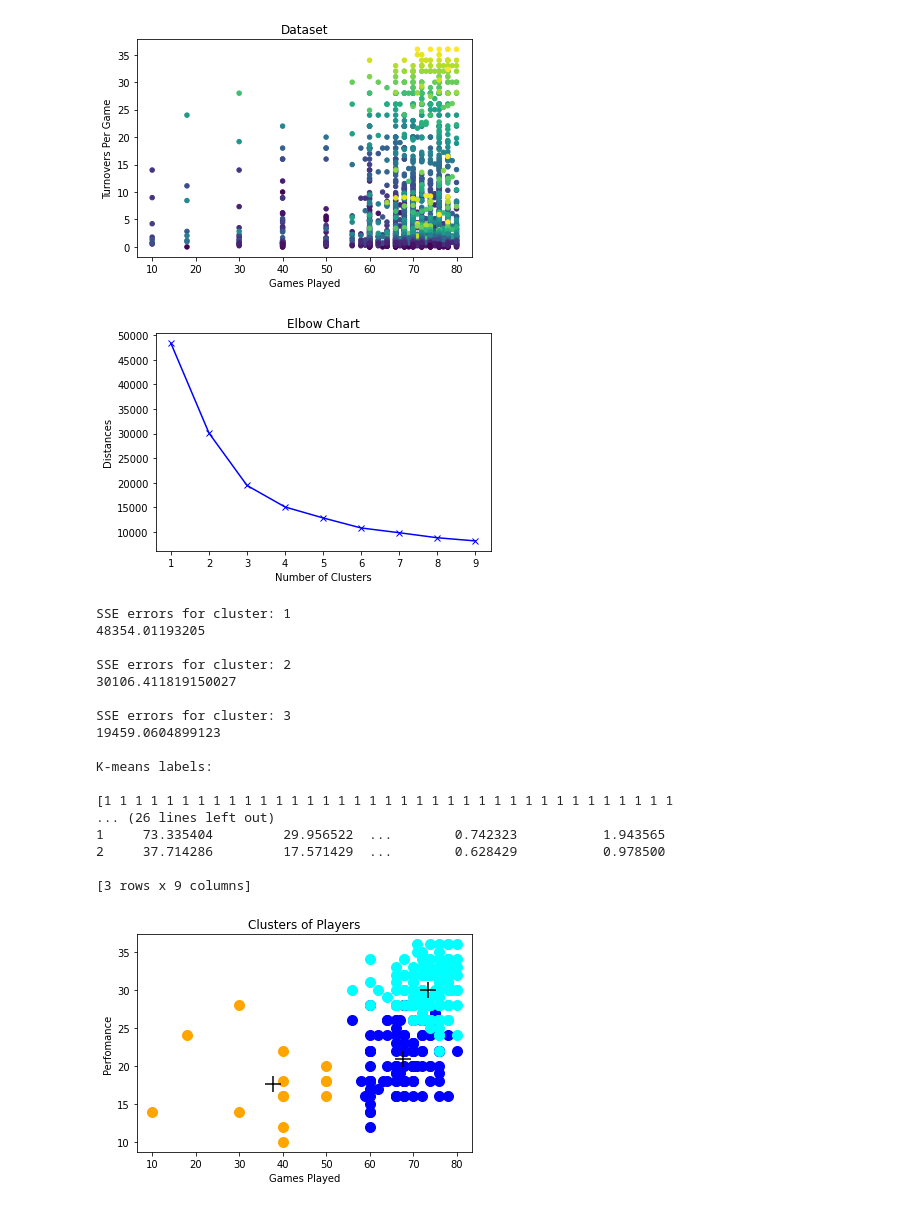
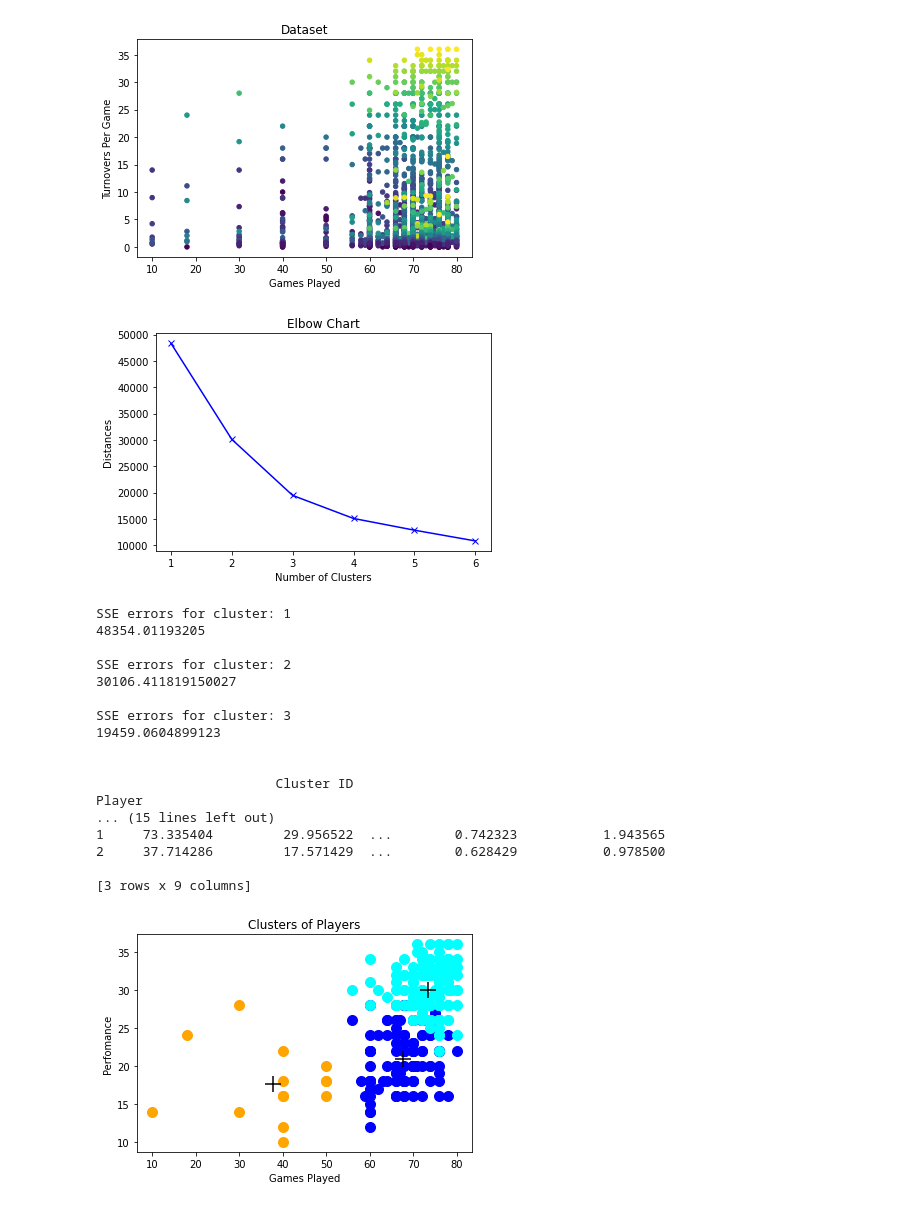
Before and after one commit to Gulnaz-18/K-means-clustering, a Jupyter notebook: Assignment3.ipynb, the cells around one changed output. Saved outputs shown, nothing was run; the diff lists cells and outputs as text; code cells hidden in the pictures.

```diff
--- a/Assignment3.ipynb
+++ b/Assignment3.ipynb
@@ -8,7 +8,7 @@ import matplotlib.pyplot as plt
 from google.colab import files
 from sklearn import cluster
 from sklearn.cluster import KMeans
-
+from sklearn import metrics
 
 #Read from the csv file and return a Pandas DataFrame.
 stats_file = '/content/2018-2019_NBA_Stats.csv'
@@ -28,18 +28,15 @@ for col in columns[4:]:
 plt.show()
 
 #drop the columns that are not numeric
-data = nba.drop('Position',axis =1 )
-data = nba.drop('Team',axis =1 )
-data = nba.drop('Player',axis =1 )
+data = nba.drop(['Position', 'Team', 'Player'],axis =1 )
 
 #compute the distances between points
 distances = []
-points = range(1,10)
+points = range(1,7)
 for k in points:
     kmeans = KMeans(n_clusters=k)
     kmeans = kmeans.fit(frame)
     distances.append(kmeans.inertia_)
-
 
 #plot the Elbow Chart
 plt.plot(points, distances, 'bx-')
@@ -50,7 +47,7 @@ plt.show()
 
 #assign k with optimal value according to Elbow Chart
 sse = {}
-for i in range (1, 4):
+for i in range (1,4):
    k_means = cluster.KMeans(n_clusters=i, max_iter=50, random_state=1)
    k = k_means.fit_predict(frame)
    labels = k_means.labels_
@@ -61,8 +58,6 @@ for i in range (1, 4):
    print (sse[i])
 
 print ()
-print ("K-means labels:\n")
-print (k_means.labels_ )
 #print the clustered data
 print ()
 print (pd.DataFrame(labels, index=nba.Player, columns=['Cluster ID']))
@@ -75,7 +70,7 @@ print (pd.DataFrame(centroids,columns=['Games Played','Minutes Per Game', 'Point
 plt.scatter(frame[k==0, 0], frame[k==0, 1], s=100, c='blue', label ='Cluster 1')
 plt.scatter(frame[k==1, 0], frame[k==1, 1], s=100, c='cyan', label ='Cluster 2')
 plt.scatter(frame[k==2, 0], frame[k==2, 1], s=100, c='orange', label ='Cluster 3')
-#plt.scatter(frame[k==3, 0], frame[k==3, 1], s=100, c='gray', label ='Cluster 4')
+plt.scatter(frame[k==3, 0], frame[k==3, 1], s=100, c='gray', label ='Cluster 4')
 
 #plot the centroids
 plt.scatter(centroids[:, 0], centroids[:, 1], s=250, marker='+', c='black', label='Centroids')
@@ -83,4 +78,18 @@ plt.title('Clusters of Players')
 plt.xlabel('Games Played')
 plt.ylabel('Perfomance')
 plt.show()
+
+#evaluate the K-means perfomance
+WCSS = k_means.inertia_
+labels_pred = k_means.labels_
+print ()
+print ("K-means labels:\n")
+print (k_means.labels_ )
+print("\nWithin-Cluster Sum-of-Squares: " + str(WCSS))
+rand = metrics.adjusted_rand_score(data['Games Played'], labels_pred)
+mi = metrics.normalized_mutual_info_score(data['Games Played'], labels_pred)
+silhouette = metrics.silhouette_score(data, labels_pred, metric='euclidean')
+print("Adjusted Rand Index: " + str(rand))
+print("Normalized Mutual Information: " + str(mi))
+print("Silhouette Coefficient: " + str(silhouette))
 # %% [output]
@@ -104,5 +113,5 @@ Resolving inst-fs-iad-prod.inscloudgate.net (inst-fs-iad-prod.inscloudgate.net).
 [figure]
-[figure, old version]
+[figure, new version]
 SSE errors for cluster: 1
 48354.01193205
 
@@ -112,10 +121,10 @@ SSE errors for cluster: 2
 SSE errors for cluster: 3
 19459.0604899123
 
-K-means labels:
 
-[1 1 1 1 1 1 1 1 1 1 1 1 1 1 1 1 1 1 1 1 1 1 1 1 1 1 1 1 1 1 1 1 1 1 1 1 1
-... (26 lines left out)
+                       Cluster ID
+Player
+... (15 lines left out)
 1     73.335404         29.956522  ...        0.742323           1.943565
 2     37.714286         17.571429  ...        0.628429           0.978500
 
```
Also changed, not shown: parts of 1 cell of this notebook.
